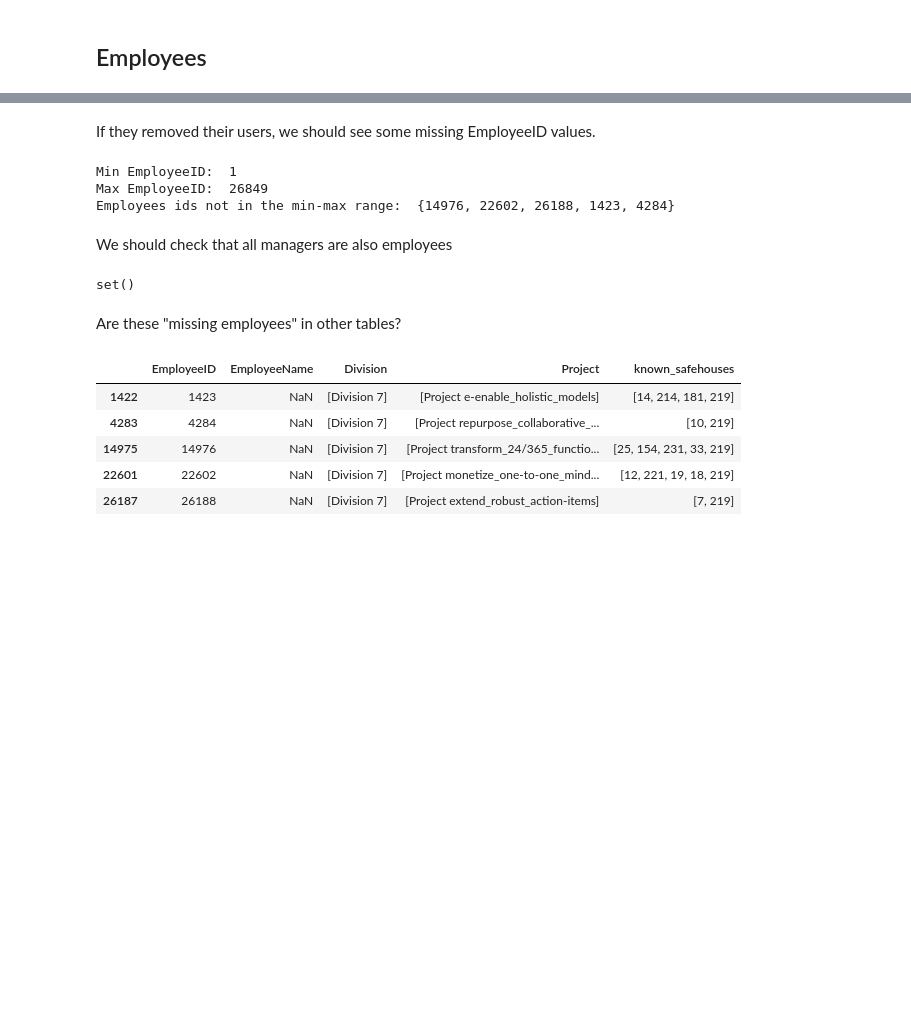
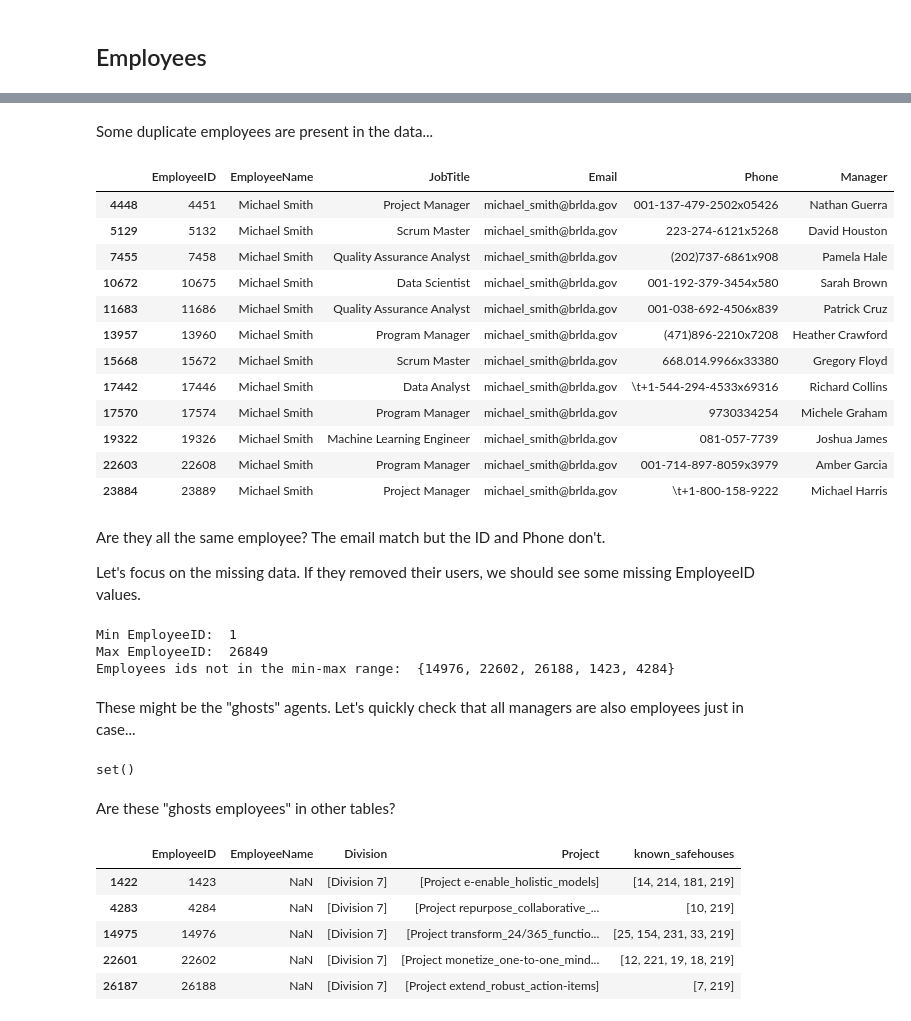
Before and after one commit to datonic/datadex, a Jupyter notebook: notebooks/brlda.ipynb, the cells around one changed output, grey strips where cells are left out. Cells and saved outputs as stored; diff of their text form; code cells hidden in the pictures; blank space fills up the shorter version.

```diff
--- a/notebooks/brlda.ipynb
+++ b/notebooks/brlda.ipynb
@@ -27,5 +39,25 @@ employees_df.sample(5)
+# %% [markdown]
+Some duplicate employees are present in the data...
+# %%
+employees_df[employees_df["EmployeeName"] == "Michael Smith"]
+# %% [output]
+|  | EmployeeID | EmployeeName | JobTitle | Email | Phone | Manager |
+| 4448 | 4451 | Michael Smith | Project Manager | michael_smith@brlda.gov | 001-137-479-2502x05426 | Nathan Guerra |
+| 5129 | 5132 | Michael Smith | Scrum Master | michael_smith@brlda.gov | 223-274-6121x5268 | David Houston |
+| 7455 | 7458 | Michael Smith | Quality Assurance Analyst | michael_smith@brlda.gov | (202)737-6861x908 | Pamela Hale |
+| 10672 | 10675 | Michael Smith | Data Scientist | michael_smith@brlda.gov | 001-192-379-3454x580 | Sarah Brown |
+| 11683 | 11686 | Michael Smith | Quality Assurance Analyst | michael_smith@brlda.gov | 001-038-692-4506x839 | Patrick Cruz |
+| 13957 | 13960 | Michael Smith | Program Manager | michael_smith@brlda.gov | (471)896-2210x7208 | Heather Crawford |
+| 15668 | 15672 | Michael Smith | Scrum Master | michael_smith@brlda.gov | 668.014.9966x33380 | Gregory Floyd |
+| 17442 | 17446 | Michael Smith | Data Analyst | michael_smith@brlda.gov | \t+1-544-294-4533x69316 | Richard Collins |
+| 17570 | 17574 | Michael Smith | Program Manager | michael_smith@brlda.gov | 9730334254 | Michele Graham |
+| 19322 | 19326 | Michael Smith | Machine Learning Engineer | michael_smith@brlda.gov | 081-057-7739 | Joshua James |
+| 22603 | 22608 | Michael Smith | Program Manager | michael_smith@brlda.gov | 001-714-897-8059x3979 | Amber Garcia |
+| 23884 | 23889 | Michael Smith | Project Manager | michael_smith@brlda.gov | \t+1-800-158-9222 | Michael Harris |
 # %% [markdown]
-If they removed their users, we should see some missing EmployeeID values.
+Are they all the same employee? The email match but the ID and Phone don't.
+
+Let's focus on the missing data. If they removed their users, we should see some missing EmployeeID values.
 # %%
 # Check min and max EmployeeID
 min_eid = employees_df["EmployeeID"].min()
@@ -41,7 +73,7 @@ Min EmployeeID:  1
 Max EmployeeID:  26849
 Employees ids not in the min-max range:  {14976, 22602, 26188, 1423, 4284}
 # %% [markdown]
-We should check that all managers are also employees
+These might be the "ghosts" agents. Let's quickly check that all managers are also employees just in case...
 # %%
 managers = set(employees_df["Manager"])
 employees = set(employees_df["EmployeeName"])
@@ -50,7 +82,7 @@ managers - employees
 # %% [output]
 set()
 # %% [markdown]
-Are these "missing employees" in other tables?
+Are these "ghosts employees" in other tables?
 # %%
 divisions_df[divisions_df["EmployeeID"].isin(missing_employees)]
 # %% [output]
```
Also changed, not shown: parts of 27 cells of this notebook.
